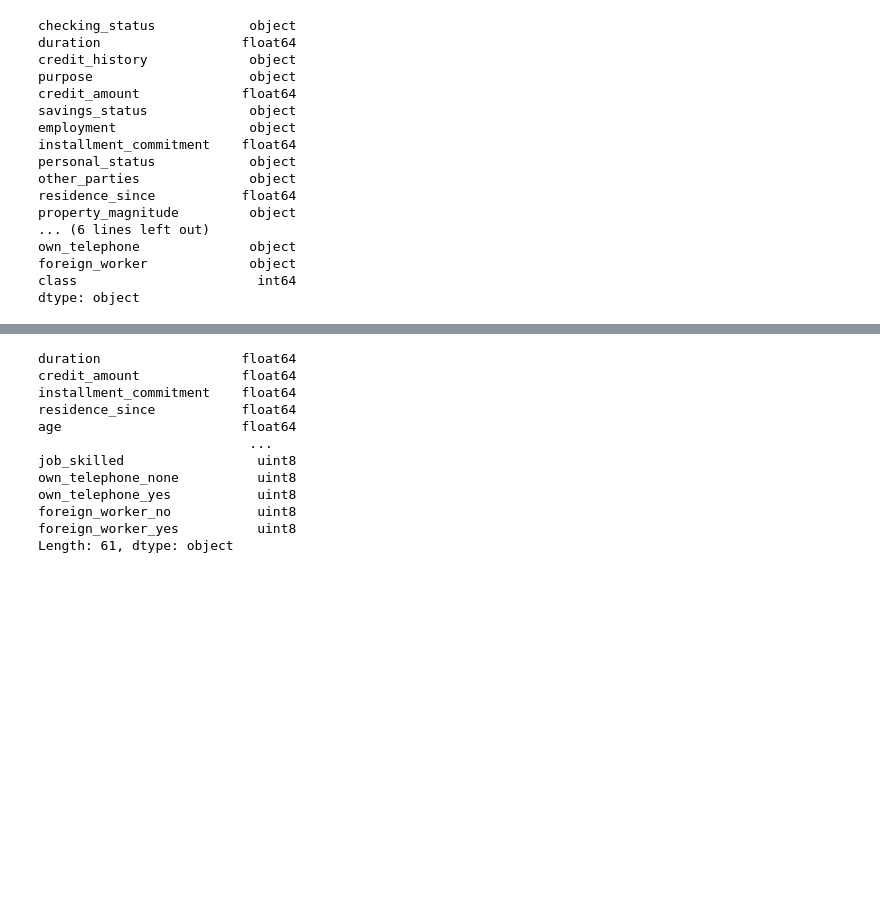
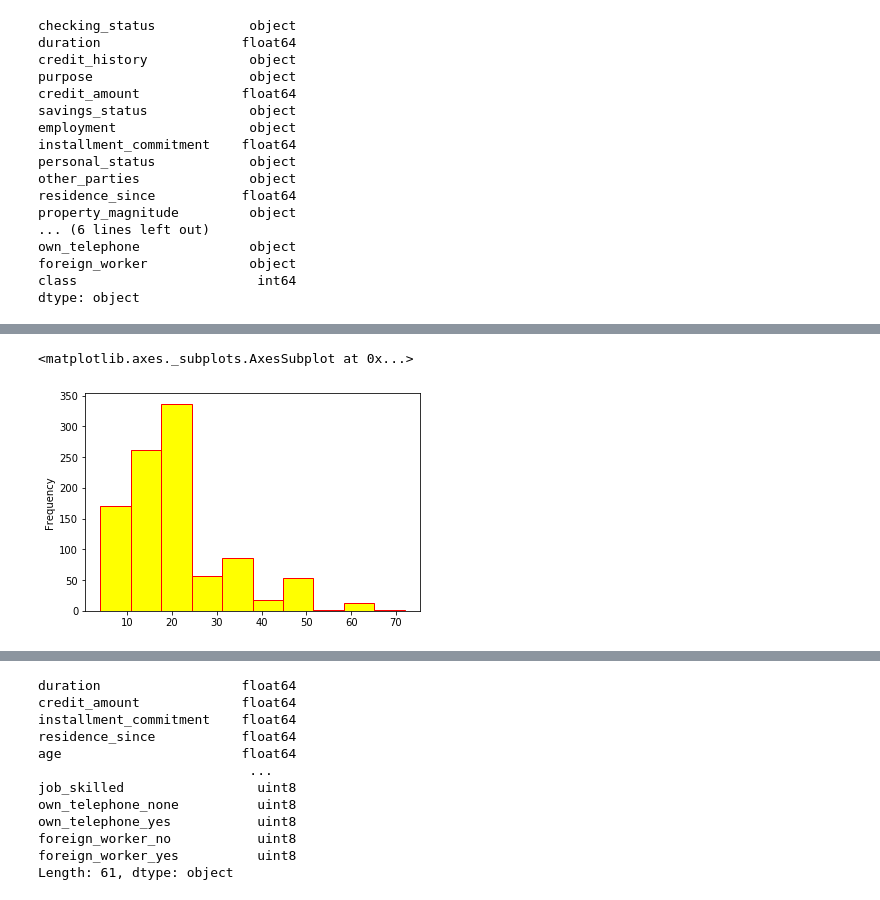
Before and after one commit to cedricxs/MYPY, a Jupyter notebook: TP1_Extraction_de_connaissances_dans_les_données_ipynb.ipynb, the cells around one changed output, grey strips where cells are left out. Cells and saved outputs as stored; diff of their text form; code cells hidden in the pictures; blank space fills up the shorter version.

```diff
--- a/TP1_Extraction_de_connaissances_dans_les_données_ipynb.ipynb
+++ b/TP1_Extraction_de_connaissances_dans_les_données_ipynb.ipynb
@@ -104 +60,6 @@ Traçons l'histogramme de la variable duration :
+# %%
+df.duration.plot.hist(color='yellow', edgecolor = 'red')
+# %% [output]
+<matplotlib.axes._subplots.AxesSubplot at 0x...>
+[figure, added]
 # %%
```
Also changed, not shown: parts of 124 cells of this notebook.
